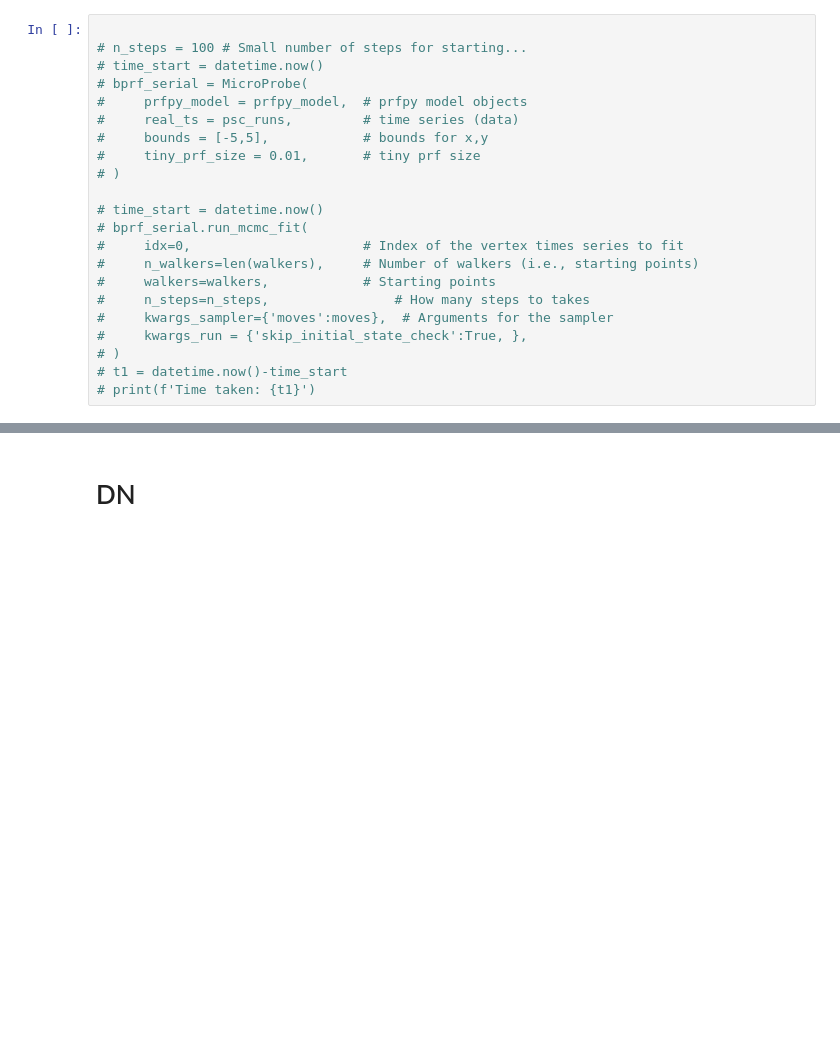
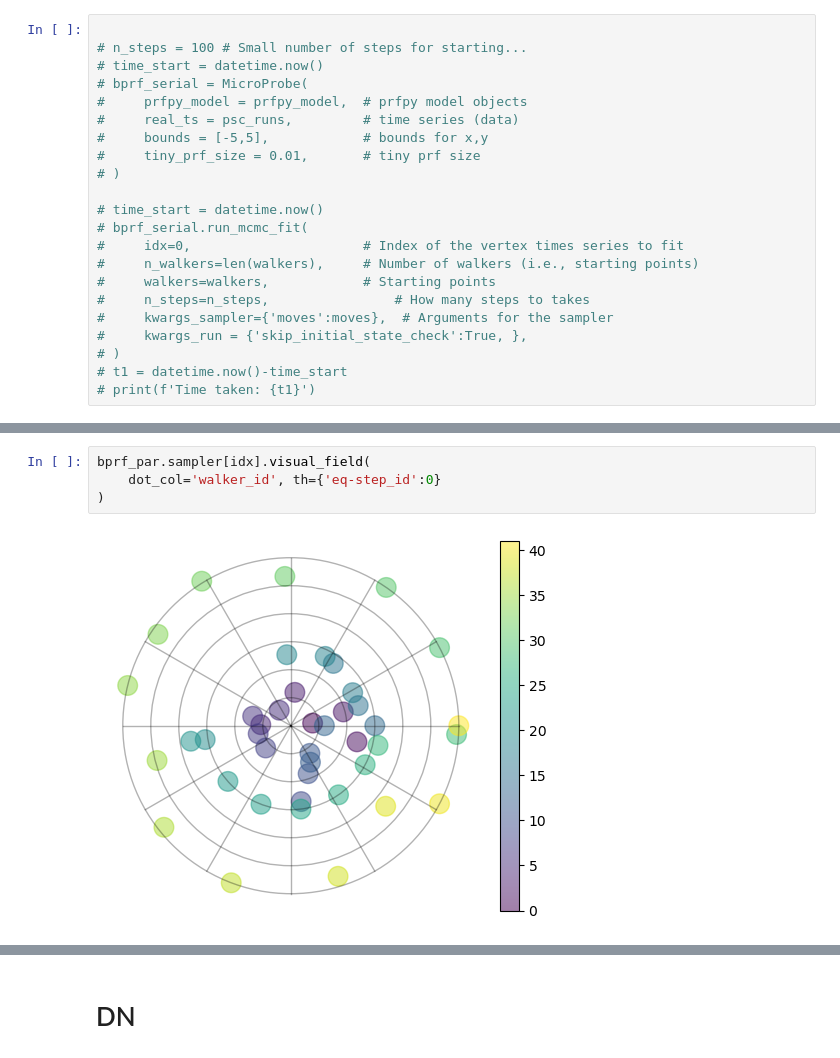
Before and after one commit to mdaghlian/prfpy_bayes, a Jupyter notebook: example_micro_movie.ipynb, the cells around one changed output, grey strips where cells are left out. Cells and saved outputs as stored; diff of their text form; blank space fills up the shorter version.

```diff
--- a/example_micro_movie.ipynb
+++ b/example_micro_movie.ipynb
@@ -216,0 +237,6 @@ plt.show()
+# %%
+bprf_par.sampler[idx].visual_field(
+    dot_col='walker_id', th={'eq-step_id':0}
+)
+# %% [output]
+[figure, added]
```
Also changed, not shown: parts of 22 cells of this notebook, 8 other files.
